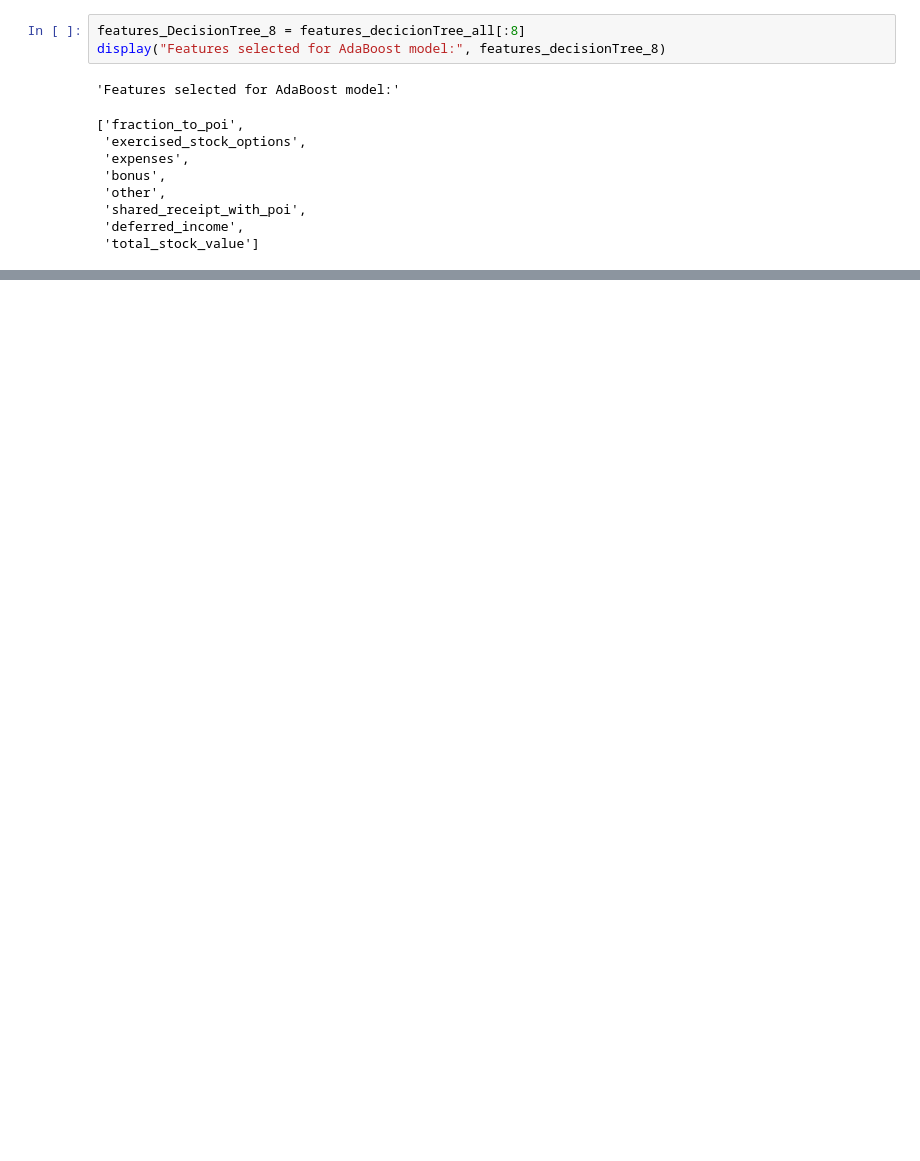
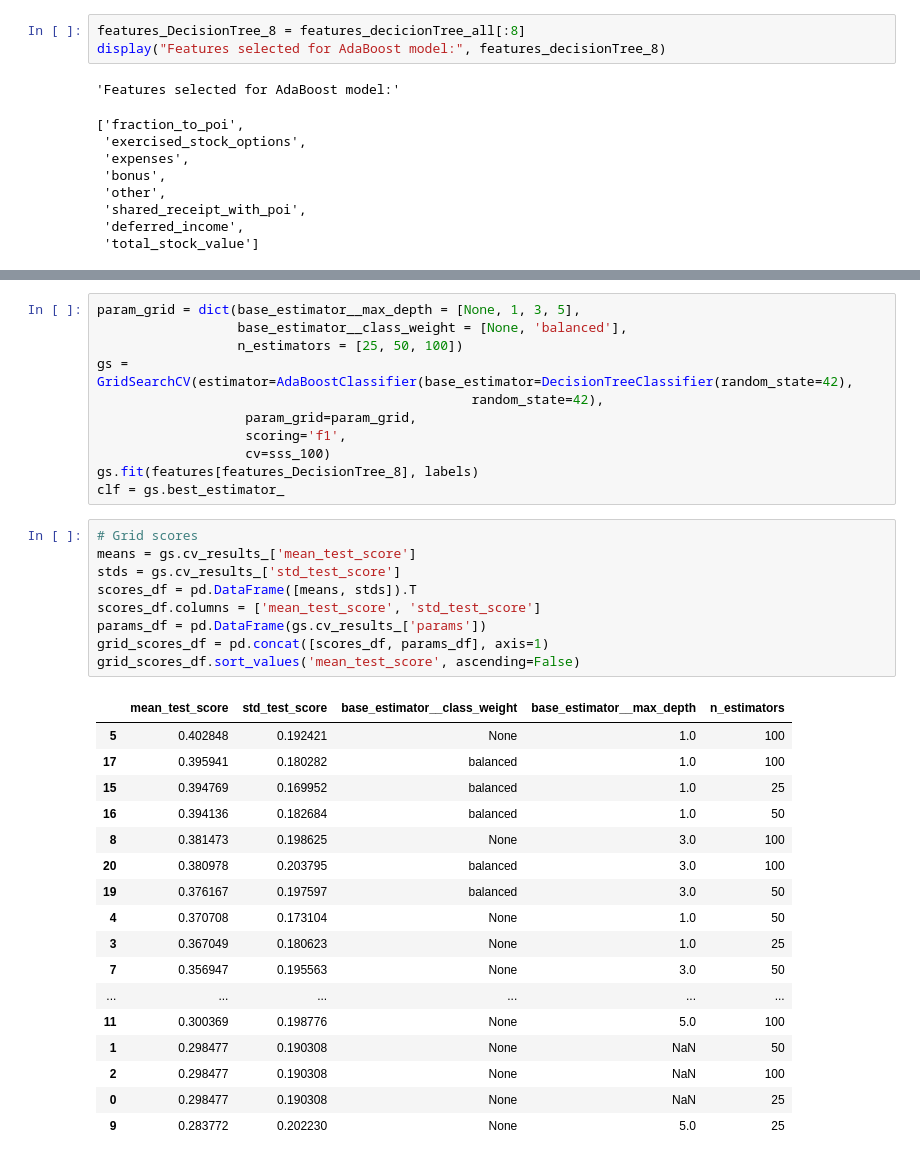
Before and after one commit to Zhenmao/udacity-dand-p5-identify-fraud-from-enron-email, a Jupyter notebook: udacity-dand-p5-identify-fraud-from-enron-email.ipynb, the cells around one changed output, grey strips where cells are left out. Cells and saved outputs as stored; diff of their text form; blank space fills up the shorter version.

Commit message:
feat: Add tune the algorithm section
Use gridSearchCv to search for best classifier parameters

```diff
--- a/udacity-dand-p5-identify-fraud-from-enron-email.ipynb
+++ b/udacity-dand-p5-identify-fraud-from-enron-email.ipynb
@@ -582,0 +583,38 @@ display("Features selected for NaiveBayes model:", features_SelectKBest_7)
+# %%
+param_grid = dict(base_estimator__max_depth = [None, 1, 3, 5],
+                  base_estimator__class_weight = [None, 'balanced'],
+                  n_estimators = [25, 50, 100])
+gs = GridSearchCV(estimator=AdaBoostClassifier(base_estimator=DecisionTreeClassifier(random_state=42),
+                                                random_state=42),
+                   param_grid=param_grid,
+                   scoring='f1',
+                   cv=sss_100)
+gs.fit(features[features_DecisionTree_8], labels)
+clf = gs.best_estimator_
+# %%
+# Grid scores
+means = gs.cv_results_['mean_test_score']
+stds = gs.cv_results_['std_test_score']
+scores_df = pd.DataFrame([means, stds]).T
+scores_df.columns = ['mean_test_score', 'std_test_score']
+params_df = pd.DataFrame(gs.cv_results_['params'])
+grid_scores_df = pd.concat([scores_df, params_df], axis=1)
+grid_scores_df.sort_values('mean_test_score', ascending=False)
+# %% [output]
+|  | mean_test_score | std_test_score | base_estimator__class_weight | base_estimator__max_depth | n_estimators |
+| 5 | 0.402848 | 0.192421 | None | 1.0 | 100 |
+| 17 | 0.395941 | 0.180282 | balanced | 1.0 | 100 |
+| 15 | 0.394769 | 0.169952 | balanced | 1.0 | 25 |
+| 16 | 0.394136 | 0.182684 | balanced | 1.0 | 50 |
+| 8 | 0.381473 | 0.198625 | None | 3.0 | 100 |
+| 20 | 0.380978 | 0.203795 | balanced | 3.0 | 100 |
+| 19 | 0.376167 | 0.197597 | balanced | 3.0 | 50 |
+| 4 | 0.370708 | 0.173104 | None | 1.0 | 50 |
+| 3 | 0.367049 | 0.180623 | None | 1.0 | 25 |
+| 7 | 0.356947 | 0.195563 | None | 3.0 | 50 |
+| ... | ... | ... | ... | ... | ... |
+| 11 | 0.300369 | 0.198776 | None | 5.0 | 100 |
+| 1 | 0.298477 | 0.190308 | None | NaN | 50 |
+| 2 | 0.298477 | 0.190308 | None | NaN | 100 |
+| 0 | 0.298477 | 0.190308 | None | NaN | 25 |
+| 9 | 0.283772 | 0.202230 | None | 5.0 | 25 |
```
Also changed, not shown: parts of 4 cells of this notebook.
